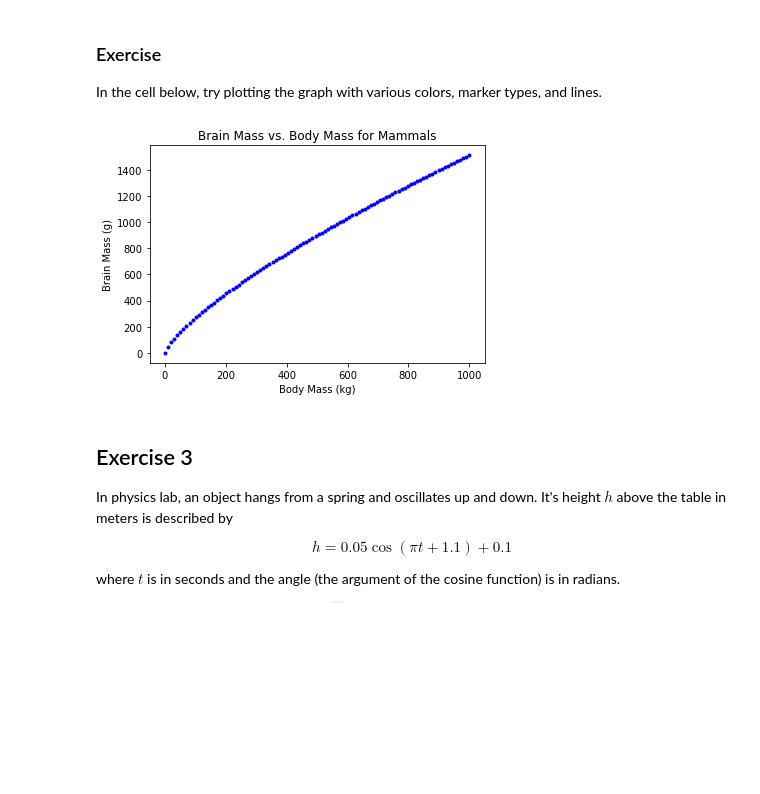
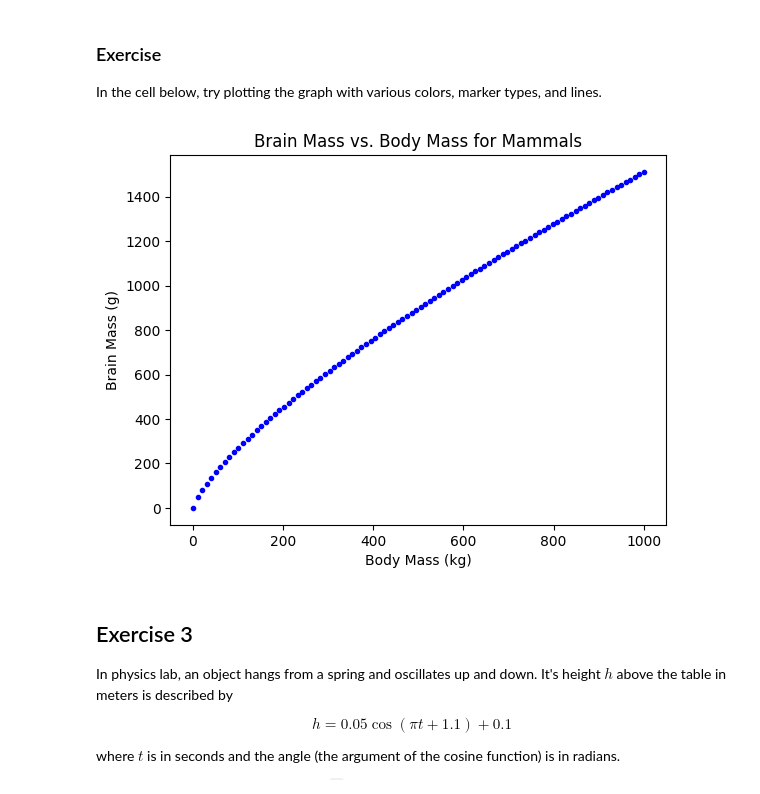
Before and after one commit to anthoak13/HNR-1303-F23, a Jupyter notebook: unit-03/03-02-plotting/03-02-plotting.ipynb, the cells around one changed output. Drawn from its saved outputs; the diff is of its cells as text; code cells hidden in the pictures; blank space fills up the shorter version.

```diff
--- a/unit-03/03-02-plotting/03-02-plotting.ipynb
+++ b/unit-03/03-02-plotting/03-02-plotting.ipynb
@@ -177,17 +177,16 @@ In the cell below, try plotting the graph with various colors, marker types, and
 # %%
 # calculate
 M = np.linspace(0,1000,100)
 m = brain_mass(M)
 
 # plot
-fig = plt.figure()
 plt.title('Brain Mass vs. Body Mass for Mammals')
 plt.xlabel('Body Mass (kg)')
 plt.ylabel('Brain Mass (g)')
 plt.plot(M, m, 'b.') #this specifies the data to plot in the format (horizontal, vertical)
 plt.show()
 # %% [output]
-[figure, old version]
+[figure, new version]
 # %% [markdown]
 ## Exercise 3
 
```
Also changed, not shown: parts of 4 cells of this notebook.
